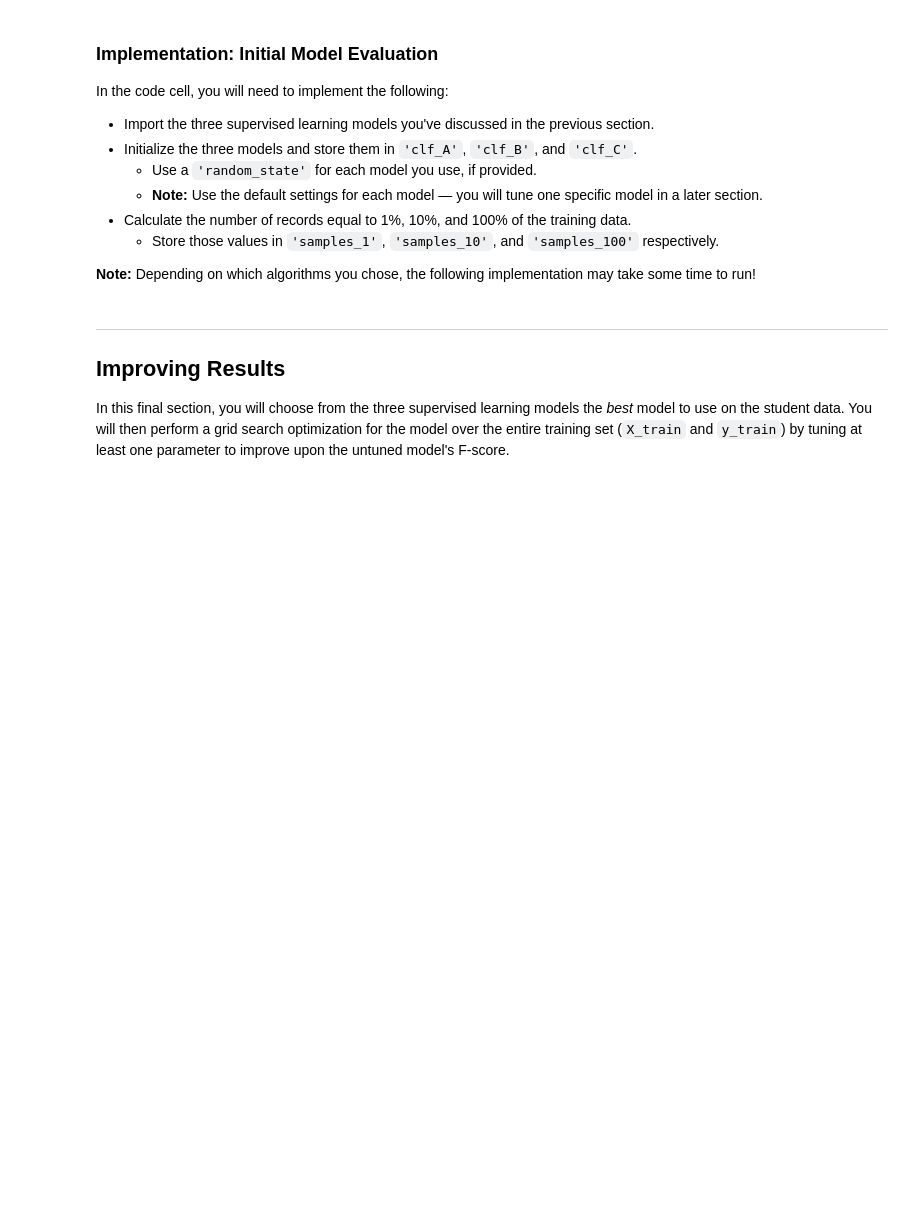
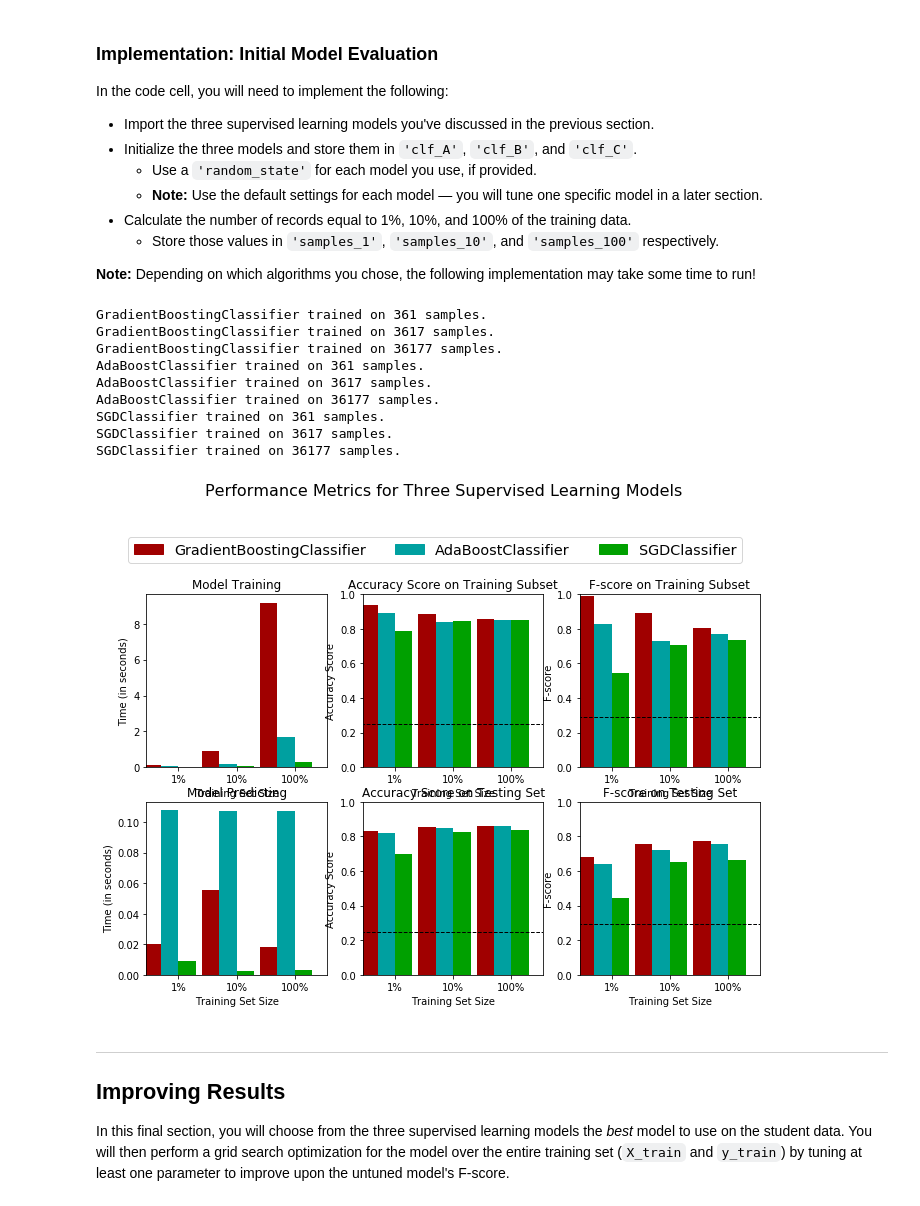
Before and after one commit to dexpota/udacity-machine-learning-introduction, a Jupyter notebook: projects/p1_finding_donors/finding_donors.ipynb, the cells around one changed output. Saved outputs shown, nothing was run; the diff lists cells and outputs as text; code cells hidden in the pictures; blank space fills up the shorter version.

Commit message:
Add three classification models in CharityML

```diff
--- a/projects/p1_finding_donors/finding_donors.ipynb
+++ b/projects/p1_finding_donors/finding_donors.ipynb
@@ -354,13 +354,13 @@ def train_predict(learner, sample_size, X_train, y_train, X_test, y_test):
     results['pred_time'] = end - start
 
     # Compute accuracy on the first 300 training samples which is y_train[:300]
-    results['acc_train'] = accuracy_score(y_train[:300], prediction_train)
+    results['acc_train'] = accuracy_score(y_train[:300], predictions_train)
 
     # Compute accuracy on test set using accuracy_score()
     results['acc_test'] = accuracy_score(y_test, predictions_test)
 
     # Compute F-score on the the first 300 training samples using fbeta_score()
-    results['f_train'] = fbeta_score(y_train[:300], prediction_train, 0.2)
+    results['f_train'] = fbeta_score(y_train[:300], predictions_train, 0.2)
 
     # Compute F-score on the test set which is y_test
     results['f_test'] = fbeta_score(y_test, predictions_test, 0.2)
@@ -382,32 +382,46 @@ In the code cell, you will need to implement the following:
 
 **Note:** Depending on which algorithms you chose, the following implementation may take some time to run!
 # %%
-# TODO: Import the three supervised learning models from sklearn
+# Import the three supervised learning models from sklearn
+from sklearn.ensemble import GradientBoostingClassifier
+from sklearn.ensemble import AdaBoostClassifier
+from sklearn.linear_model import SGDClassifier
 
-# TODO: Initialize the three models
-clf_A = None
-clf_B = None
-clf_C = None
+# Initialize the three models
+clf_A = GradientBoostingClassifier()
+clf_B = AdaBoostClassifier()
+clf_C = SGDClassifier()
 
 # Calculate the number of samples for 1%, 10%, and 100% of the training data
 # HINT: samples_100 is the entire training set i.e. len(y_train)
 # HINT: samples_10 is 10% of samples_100 (ensure to set the count of the values to be `int` and not `float`)
 # HINT: samples_1 is 1% of samples_100 (ensure to set the count of the values to be `int` and not `float`)
 samples_100 = len(y_train)
 samples_10 = samples_100 // 10
 samples_1 = samples_10 // 10
 
 # Collect results on the learners
 results = {}
 for clf in [clf_A, clf_B, clf_C]:
     clf_name = clf.__class__.__name__
     results[clf_name] = {}
     for i, samples in enumerate([samples_1, samples_10, samples_100]):
         results[clf_name][i] = \
         train_predict(clf, samples, X_train, y_train, X_test, y_test)
 
 # Run metrics visualization for the three supervised learning models chosen
 vs.evaluate(results, accuracy, fscore)
+# %% [output]
+GradientBoostingClassifier trained on 361 samples.
+GradientBoostingClassifier trained on 3617 samples.
+GradientBoostingClassifier trained on 36177 samples.
+AdaBoostClassifier trained on 361 samples.
+AdaBoostClassifier trained on 3617 samples.
+AdaBoostClassifier trained on 36177 samples.
+SGDClassifier trained on 361 samples.
+SGDClassifier trained on 3617 samples.
+SGDClassifier trained on 36177 samples.
+[figure, added]
 # %% [markdown]
 ----
 ## Improving Results
```
